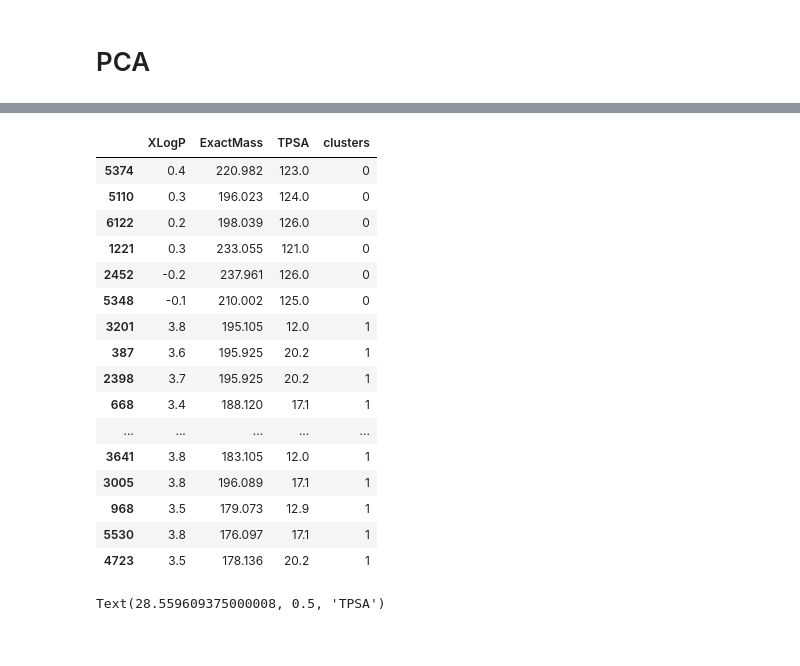
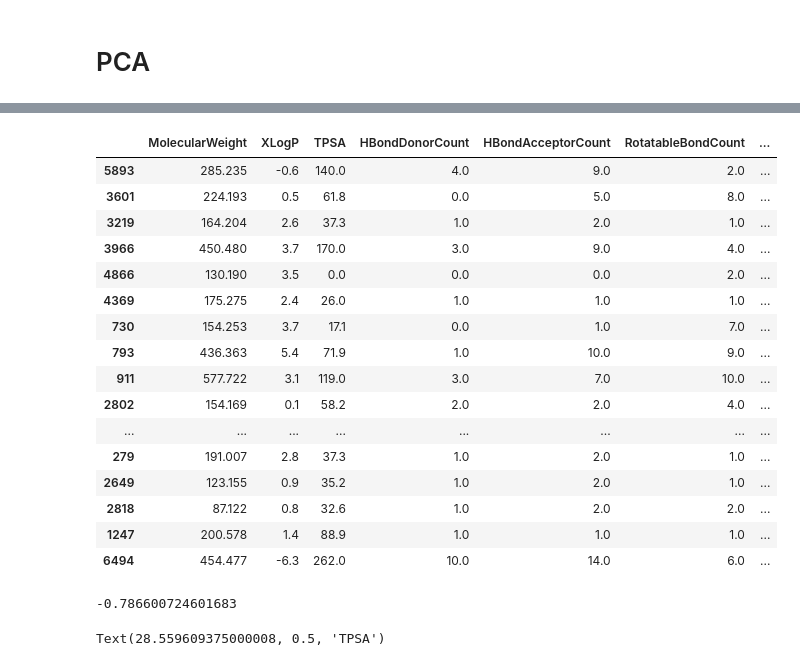
Before and after one commit to shreyasingh1/NCBI, a Jupyter notebook: Downsampling.ipynb, the cells around one changed output, grey strips where cells are left out. Drawn from its saved outputs; the diff is of its cells as text; code cells hidden in the pictures.

```diff
--- a/Downsampling.ipynb
+++ b/Downsampling.ipynb
@@ -68,7 +85,3 @@ print(len(df_active.index))
 # %% [output]
 Number of active compounds in data:
 605
-# %%
-##ALSO drop pubchem_CID because thats not a feature
-df_numerical = df_inactive.drop(['PUBCHEM_CID', 'Activity Summary', 'Ratio Potency (uM)', 'Ratio Efficacy (%)', 'MolecularFormula', 'CanonicalSMILES', 'IsomericSMILES', 'InChI', 'MolecularWeight', 'target'], axis = 1)
-df_numerical.head()
@@ -82,2 +97,11 @@ df_numerical.head()
 # %% [markdown]
 # PCA
+# %%
+from sklearn import preprocessing
+df_numerical_arr = np.array(df_numerical)
+df_normalized = preprocessing.normalize(df_numerical_arr, axis = 0)
+from sklearn import decomposition
+# %%
+pca = decomposition.PCA()
+df_transformed = pca.fit_transform(df_normalized)
+pca.components_
@@ -139,41 +300,46 @@ array([[-0.39363519],
 # %%
 #standardizing
-clmns = ['ExactMass', 'TPSA', 'XLogP']
-df_std = stats.zscore(df_numerical[clmns])
+clmns = ['MolecularWeight','XLogP','TPSA','HBondDonorCount','HBondAcceptorCount','RotatableBondCount','HeavyAtomCount','Complexity']
+df_std = stats.zscore(df_transformed)
 
 #Cluster the data
 kmeans = KMeans(n_clusters=605, random_state=0).fit(df_std)
 labels = kmeans.labels_
+
 
 #Glue back to originaal data
 df_numerical['clusters'] = labels
 
 #Add the column into our list
 clmns.extend(['clusters'])
 
 #Lets analyze the clusters
 #print(df_numerical[clmns].groupby(['clusters']).mean())
 
 df_numerical = df_numerical.sort_values(by = ['clusters'], ascending = True, inplace = False)
-df_numerical.head(30)
+df_numerical.head(20)
 # %% [output]
-|  | XLogP | ExactMass | TPSA | clusters |
-| 5374 | 0.4 | 220.982 | 123.0 | 0 |
-| 5110 | 0.3 | 196.023 | 124.0 | 0 |
-| 6122 | 0.2 | 198.039 | 126.0 | 0 |
-| 1221 | 0.3 | 233.055 | 121.0 | 0 |
-| 2452 | -0.2 | 237.961 | 126.0 | 0 |
-| 5348 | -0.1 | 210.002 | 125.0 | 0 |
-| 3201 | 3.8 | 195.105 | 12.0 | 1 |
-| 387 | 3.6 | 195.925 | 20.2 | 1 |
-| 2398 | 3.7 | 195.925 | 20.2 | 1 |
-| 668 | 3.4 | 188.120 | 17.1 | 1 |
-| ... | ... | ... | ... | ... |
-| 3641 | 3.8 | 183.105 | 12.0 | 1 |
-| 3005 | 3.8 | 196.089 | 17.1 | 1 |
-| 968 | 3.5 | 179.073 | 12.9 | 1 |
-| 5530 | 3.8 | 176.097 | 17.1 | 1 |
-| 4723 | 3.5 | 178.136 | 20.2 | 1 |
+|  | MolecularWeight | XLogP | TPSA | HBondDonorCount | HBondAcceptorCount | RotatableBondCount | ... |
+| 5893 | 285.235 | -0.6 | 140.0 | 4.0 | 9.0 | 2.0 | ... |
+| 3601 | 224.193 | 0.5 | 61.8 | 0.0 | 5.0 | 8.0 | ... |
+| 3219 | 164.204 | 2.6 | 37.3 | 1.0 | 2.0 | 1.0 | ... |
+| 3966 | 450.480 | 3.7 | 170.0 | 3.0 | 9.0 | 4.0 | ... |
+| 4866 | 130.190 | 3.5 | 0.0 | 0.0 | 0.0 | 2.0 | ... |
+| 4369 | 175.275 | 2.4 | 26.0 | 1.0 | 1.0 | 1.0 | ... |
+| 730 | 154.253 | 3.7 | 17.1 | 0.0 | 1.0 | 7.0 | ... |
+| 793 | 436.363 | 5.4 | 71.9 | 1.0 | 10.0 | 9.0 | ... |
+| 911 | 577.722 | 3.1 | 119.0 | 3.0 | 7.0 | 10.0 | ... |
+| 2802 | 154.169 | 0.1 | 58.2 | 2.0 | 2.0 | 4.0 | ... |
+| ... | ... | ... | ... | ... | ... | ... | ... |
+| 279 | 191.007 | 2.8 | 37.3 | 1.0 | 2.0 | 1.0 | ... |
+| 2649 | 123.155 | 0.9 | 35.2 | 1.0 | 2.0 | 1.0 | ... |
+| 2818 | 87.122 | 0.8 | 32.6 | 1.0 | 2.0 | 2.0 | ... |
+| 1247 | 200.578 | 1.4 | 88.9 | 1.0 | 1.0 | 1.0 | ... |
+| 6494 | 454.477 | -6.3 | 262.0 | 10.0 | 14.0 | 6.0 | ... |
+# %%
+metrics.silhouette_score(df_numerical, cls_id, metric='euclidean')
+# %% [output]
+-0.786600724601683
 # %%
 sns.lmplot('XLogP', 'TPSA',
            data=df_numerical,
```
Also changed, not shown: parts of 23 cells of this notebook, 11 other files.
